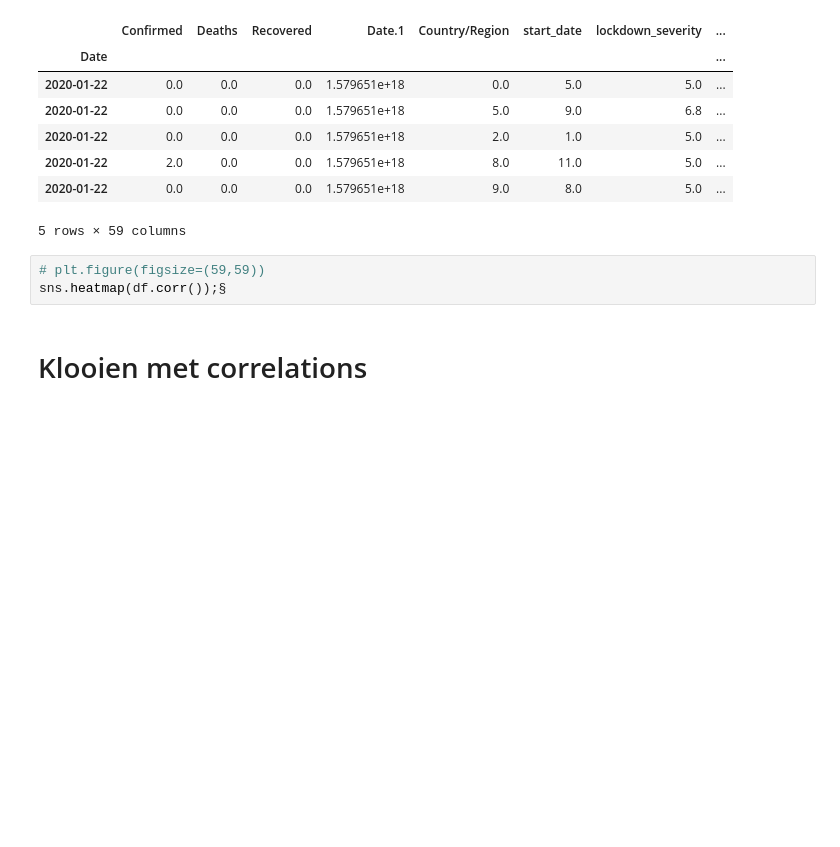
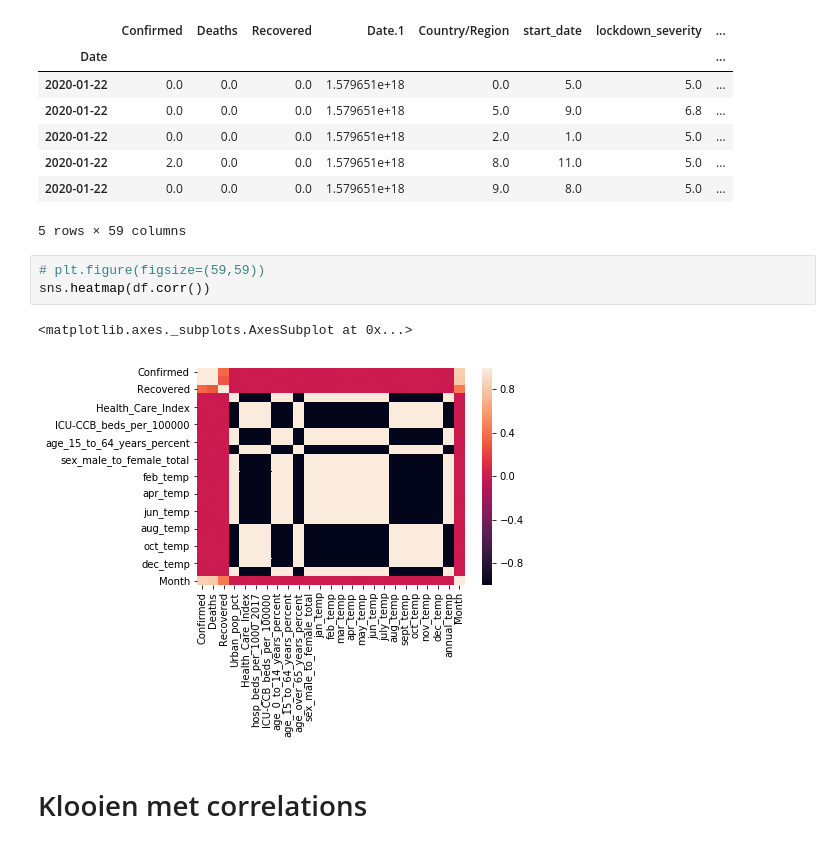
Before and after one commit to zaida-rivai/DMT2020_Group85, a Jupyter notebook: Zaida/Feature engineering - Zaida MULTIPLE COUNTRIES.ipynb, the cells around one changed output. Drawn from its saved outputs; the diff is of its cells as text; blank space fills up the shorter version.

```diff
--- a/Zaida/Feature engineering - Zaida MULTIPLE COUNTRIES.ipynb
+++ b/Zaida/Feature engineering - Zaida MULTIPLE COUNTRIES.ipynb
@@ -273,7 +273,10 @@ df.head()
 5 rows × 59 columns
 # %%
 # plt.figure(figsize=(59,59))
-sns.heatmap(df.corr());§
+sns.heatmap(df.corr())
+# %% [output]
+<matplotlib.axes._subplots.AxesSubplot at 0x...>
+[figure, added]
 # %% [markdown]
 # Klooien met correlations
 # %%
```
Also changed, not shown: 3 other files.
